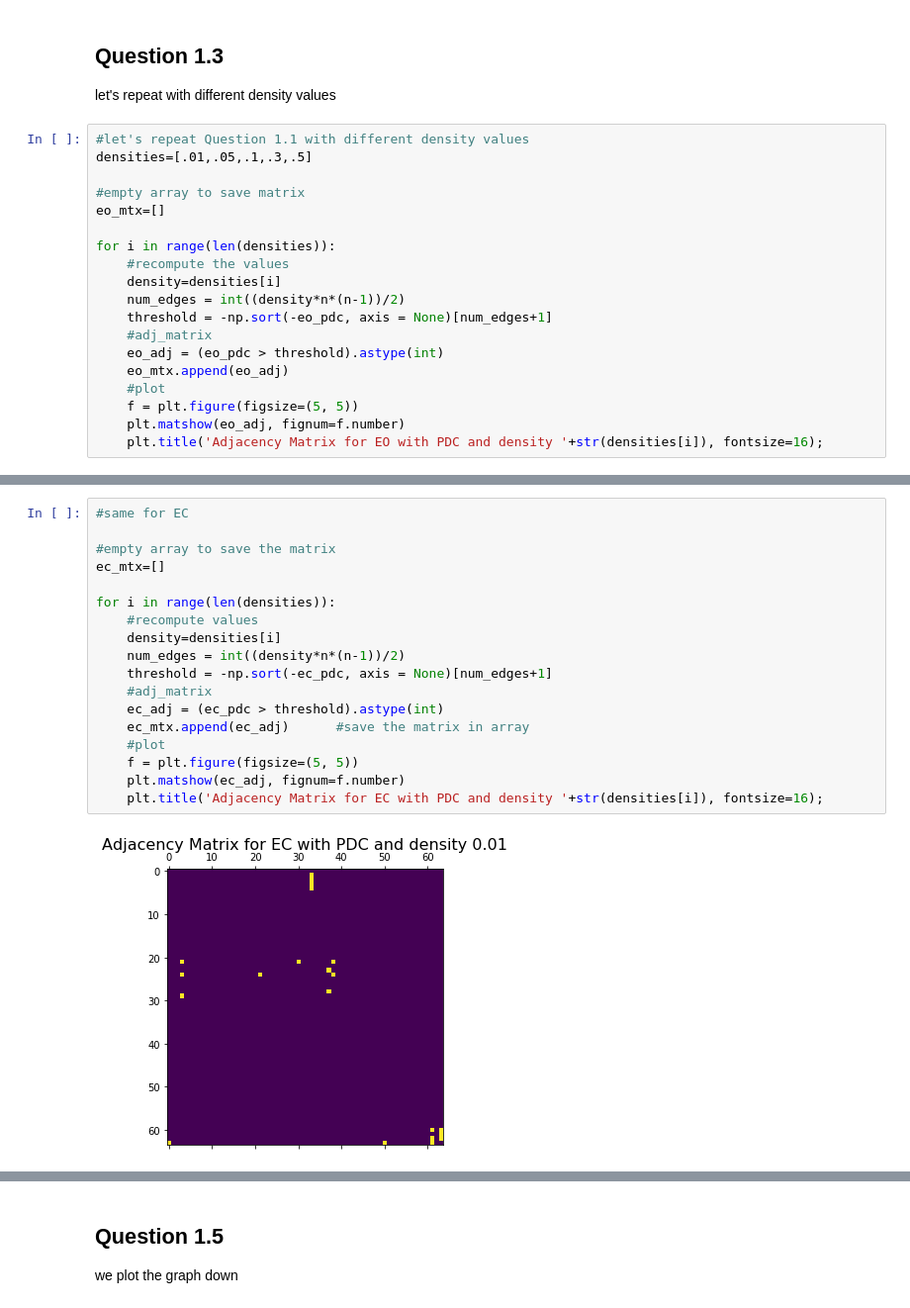
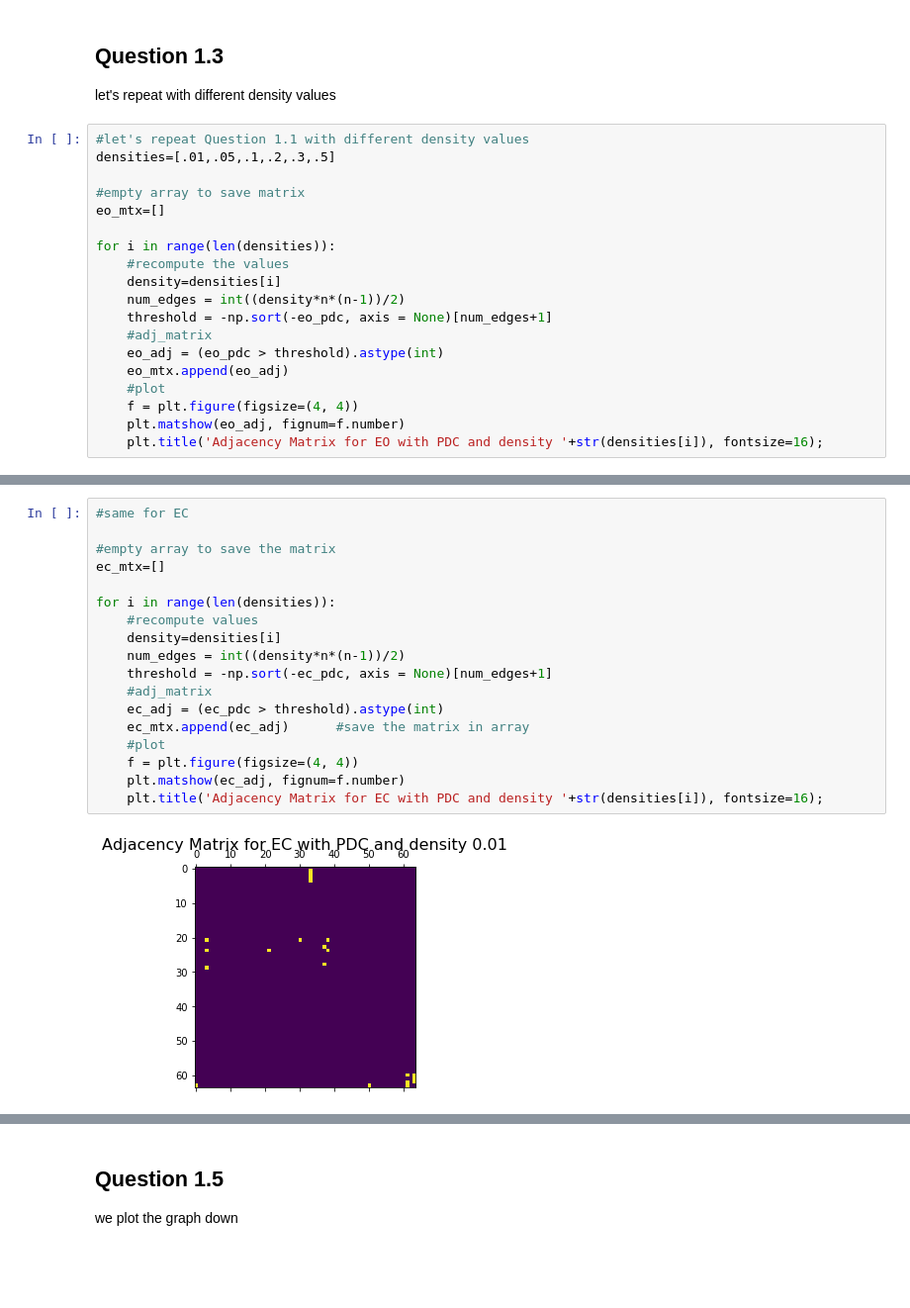
Before and after one commit to giulianosoced/Bioinf1, a Jupyter notebook: BI-HW1.ipynb, the cells around one changed output, grey strips where cells are left out. Shown at 99% size. Saved outputs shown, nothing was run; the diff lists cells and outputs as text; blank space fills up the shorter version.

```diff
--- a/BI-HW1.ipynb
+++ b/BI-HW1.ipynb
@@ -120,7 +121,7 @@ plt.title('Adjacency Matrix for EC with DTF', fontsize=16);
 let's repeat with different density values
 # %%
 #let's repeat Question 1.1 with different density values
-densities=[.01,.05,.1,.3,.5]
+densities=[.01,.05,.1,.2,.3,.5]
 
 #empty array to save matrix
 eo_mtx=[]
@@ -134,7 +135,7 @@ for i in range(len(densities)):
     eo_adj = (eo_pdc > threshold).astype(int)
     eo_mtx.append(eo_adj)
     #plot
-    f = plt.figure(figsize=(5, 5))
+    f = plt.figure(figsize=(4, 4))
     plt.matshow(eo_adj, fignum=f.number)
     plt.title('Adjacency Matrix for EO with PDC and density '+str(densities[i]), fontsize=16);
 # %% [output]
@@ -146,20 +148,20 @@ for i in range(len(densities)):
 # %%
 #same for EC
 
 #empty array to save the matrix
 ec_mtx=[]
 
 for i in range(len(densities)):
     #recompute values
     density=densities[i]
     num_edges = int((density*n*(n-1))/2)
     threshold = -np.sort(-ec_pdc, axis = None)[num_edges+1]
     #adj_matrix
     ec_adj = (ec_pdc > threshold).astype(int)
     ec_mtx.append(ec_adj)      #save the matrix in array
     #plot
-    f = plt.figure(figsize=(5, 5))
+    f = plt.figure(figsize=(4, 4))
     plt.matshow(ec_adj, fignum=f.number)
     plt.title('Adjacency Matrix for EC with PDC and density '+str(densities[i]), fontsize=16);
 # %% [output]
-[figure, old version]
+[figure, new version]
```
Also changed, not shown: parts of 9 cells of this notebook.
